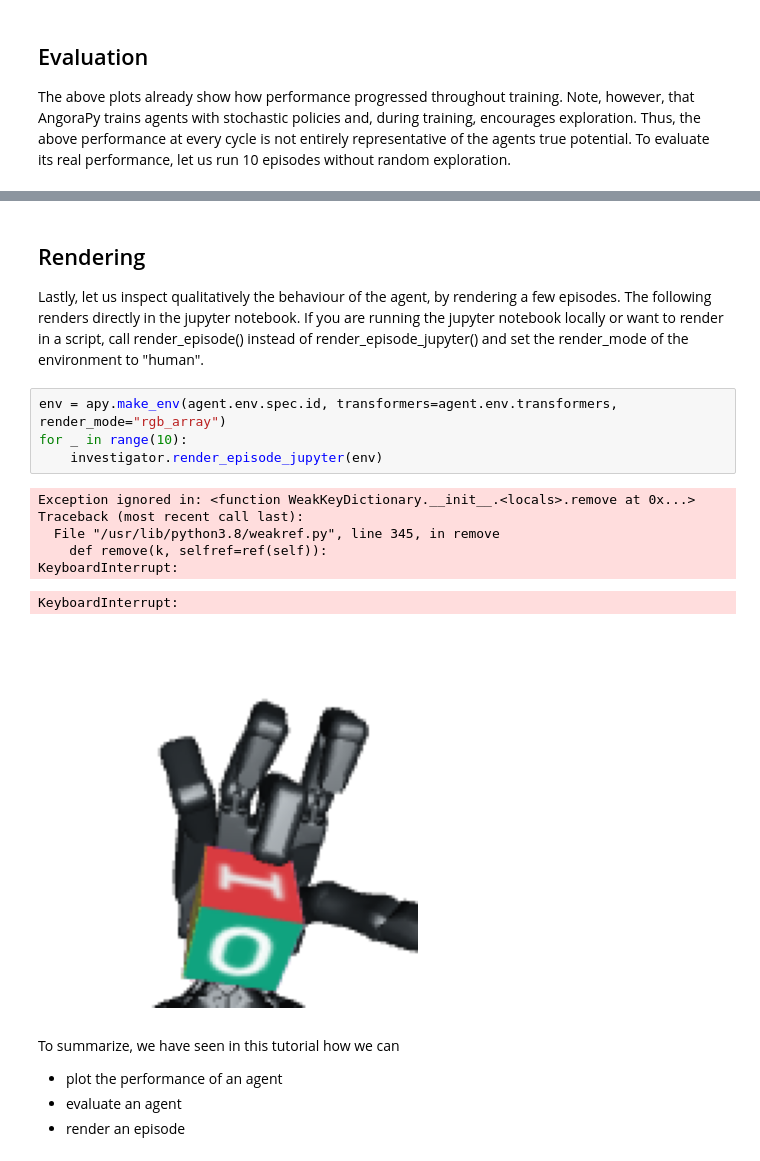
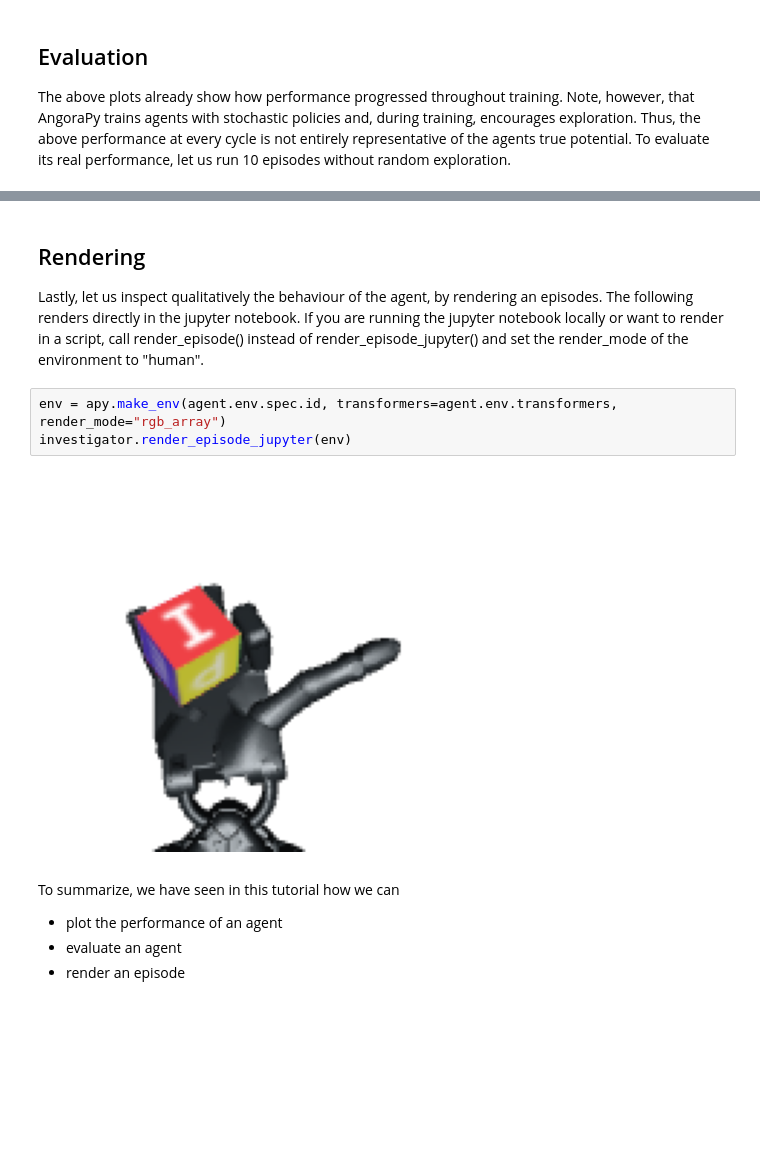
Before and after one commit to weidler/angorapy-tutorials, a Jupyter notebook: model-inspection.ipynb, the cells around one changed output, grey strips where cells are left out. Saved outputs shown, nothing was run; the diff lists cells and outputs as text; blank space fills up the shorter version.

```diff
--- a/model-inspection.ipynb
+++ b/model-inspection.ipynb
@@ -64,18 +65,11 @@ print(f"Consecutive goals reached: {np.mean(stats_eval.auxiliary_performances['c
 # %% [markdown]
 ## Rendering
-Lastly, let us inspect qualitatively the behaviour of the agent, by rendering a few episodes. The following renders directly in the jupyter notebook. If you are running the jupyter notebook locally or want to render in a script, call render_episode() instead of render_episode_jupyter() and set the render_mode of the environment to "human".
+Lastly, let us inspect qualitatively the behaviour of the agent, by rendering an episodes. The following renders directly in the jupyter notebook. If you are running the jupyter notebook locally or want to render in a script, call render_episode() instead of render_episode_jupyter() and set the render_mode of the environment to "human".
 # %%
 env = apy.make_env(agent.env.spec.id, transformers=agent.env.transformers, render_mode="rgb_array")
-for _ in range(10):
-    investigator.render_episode_jupyter(env)
+investigator.render_episode_jupyter(env)
 # %% [output]
-Exception ignored in: <function WeakKeyDictionary.__init__.<locals>.remove at 0x...>
-Traceback (most recent call last):
-  File "/usr/lib/python3.8/weakref.py", line 345, in remove
-    def remove(k, selfref=ref(self)):
-KeyboardInterrupt:
-KeyboardInterrupt:
-[figure, old version]
+[figure, new version]
 # %% [markdown]
 To summarize, we have seen in this tutorial how we can
 - plot the performance of an agent
```
Also changed, not shown: parts of 2 cells of this notebook, 2 other files.
